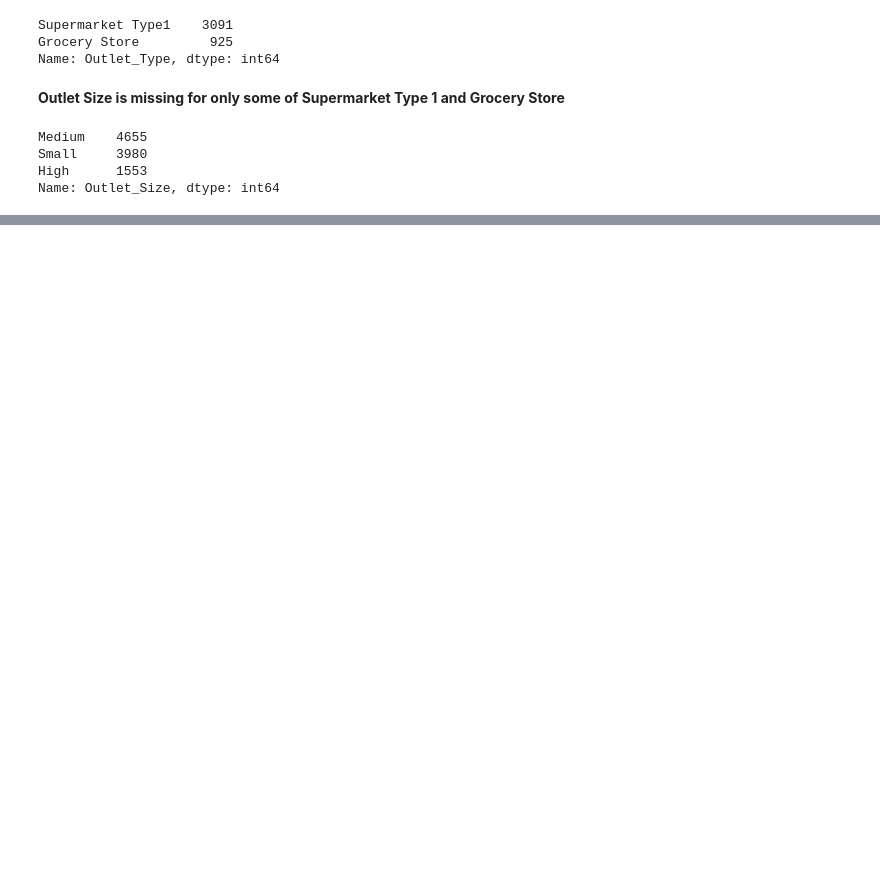
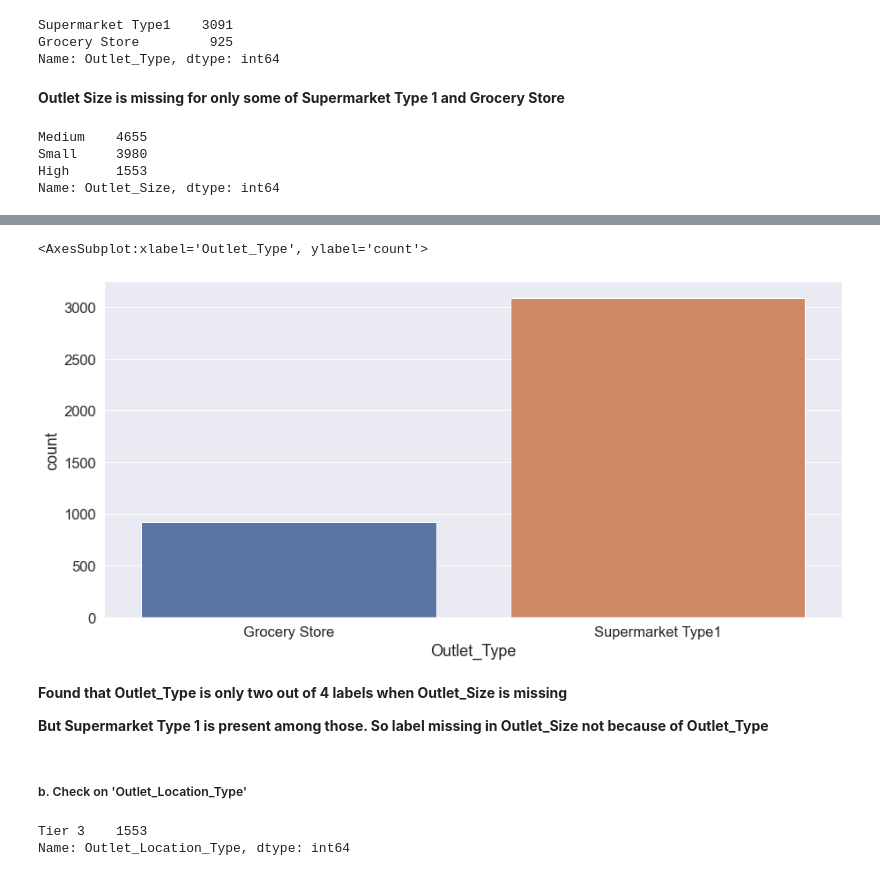
Before and after one commit to Ganesh4693/Sales-Prediction, a Jupyter notebook: Sales-Prediction.ipynb, the cells around one changed output, grey strips where cells are left out. Cells and saved outputs as stored; diff of their text form; code cells hidden in the pictures; blank space fills up the shorter version.

```diff
--- a/Sales-Prediction.ipynb
+++ b/Sales-Prediction.ipynb
@@ -242,0 +431,17 @@ Name: Outlet_Size, dtype: int64
+# %%
+plt.figure(figsize=(15,7))
+sns.countplot(data2.loc[data2.Outlet_Size.isna(),'Outlet_Type'])
+# %% [output]
+<AxesSubplot:xlabel='Outlet_Type', ylabel='count'>
+[figure, added]
+# %% [markdown]
+**Found that Outlet_Type is only two out of 4 labels when Outlet_Size is missing**
+
+**But Supermarket Type 1 is present among those. So label missing in Outlet_Size not because of Outlet_Type**
+# %% [markdown]
+##### b. Check on 'Outlet_Location_Type'
+# %%
+data2.loc[data2.Outlet_Size=='High','Outlet_Location_Type'].value_counts()
+# %% [output]
+Tier 3    1553
+Name: Outlet_Location_Type, dtype: int64
```
Also changed, not shown: parts of 68 cells of this notebook.
